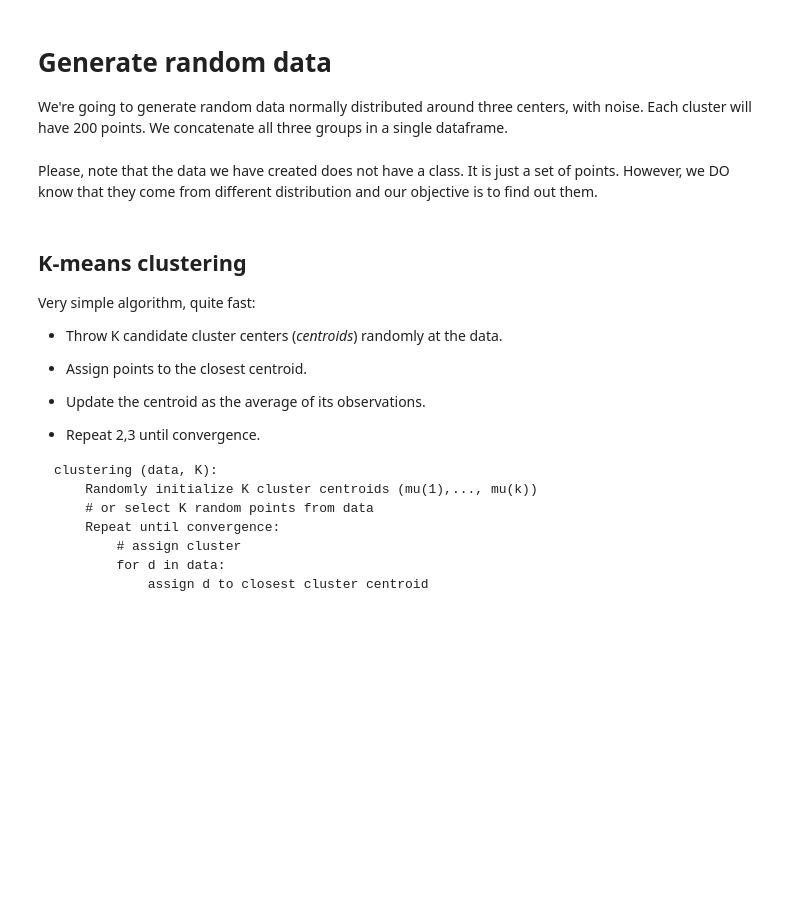
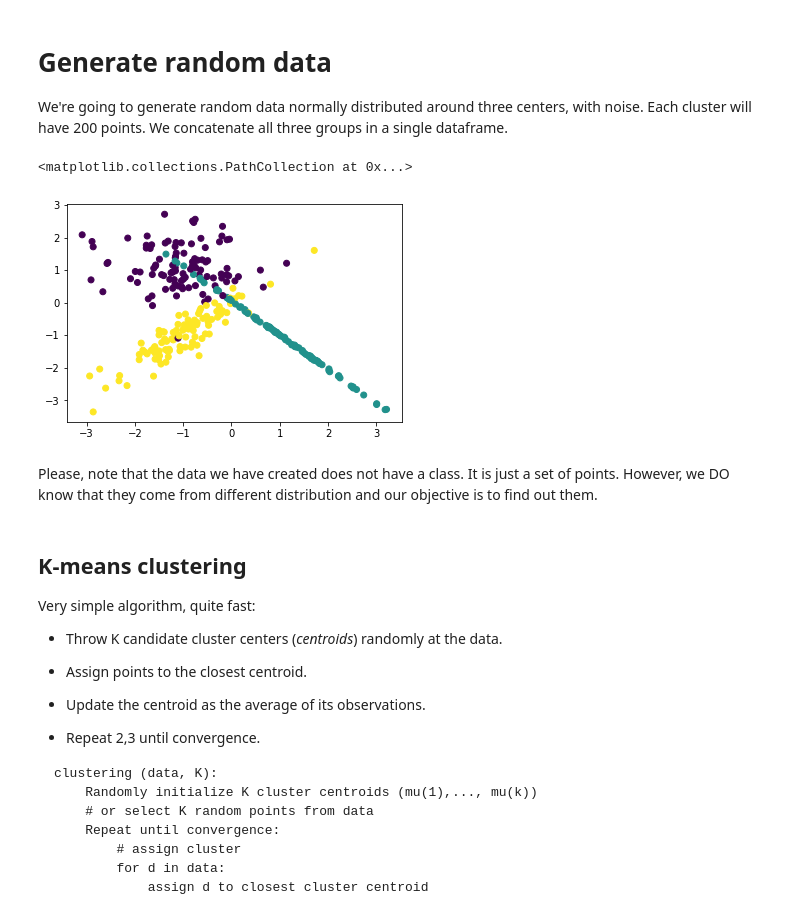
Before and after one commit to robertomanzanolopez/master-kschool, a Jupyter notebook: 09_Aprendizaje_no_supervisado_con_python/03-unsupervised_ml.empty.ipynb, the cells around one changed output. Saved outputs shown, nothing was run; the diff lists cells and outputs as text; code cells hidden in the pictures; blank space fills up the shorter version.

```diff
--- a/09_Aprendizaje_no_supervisado_con_python/03-unsupervised_ml.empty.ipynb
+++ b/09_Aprendizaje_no_supervisado_con_python/03-unsupervised_ml.empty.ipynb
@@ -29,6 +29,24 @@ Clusters are groups of points that are closer to each other than to the rest.
 # Generate random data
 
 We're going to generate random data normally distributed around three centers, with noise. Each cluster will have 200 points. We concatenate all three groups in a single dataframe.
+# %%
+import pandas as pd
+import numpy as np
+import matplotlib.pyplot as plt
+from sklearn import datasets
+
+X, y = datasets.make_classification(n_samples = 300,
+                                    n_features = 2,
+                                    n_redundant = 0,
+                                    n_classes = 3,
+                                    n_clusters_per_class = 1,
+                                    random_state = 80)
+#del(y)
+# %%
+plt.scatter(X[:,0], X[:,1], c = y)
+# %% [output]
+<matplotlib.collections.PathCollection at 0x...>
+[figure, added]
 # %% [markdown]
 Please, note that the data we have created does not have a class. It is just a set of points. However, we DO know that they come from different distribution and our objective is to find out them.
 # %% [markdown]
```
Also changed, not shown: parts of 16 cells of this notebook, 2 other files.
